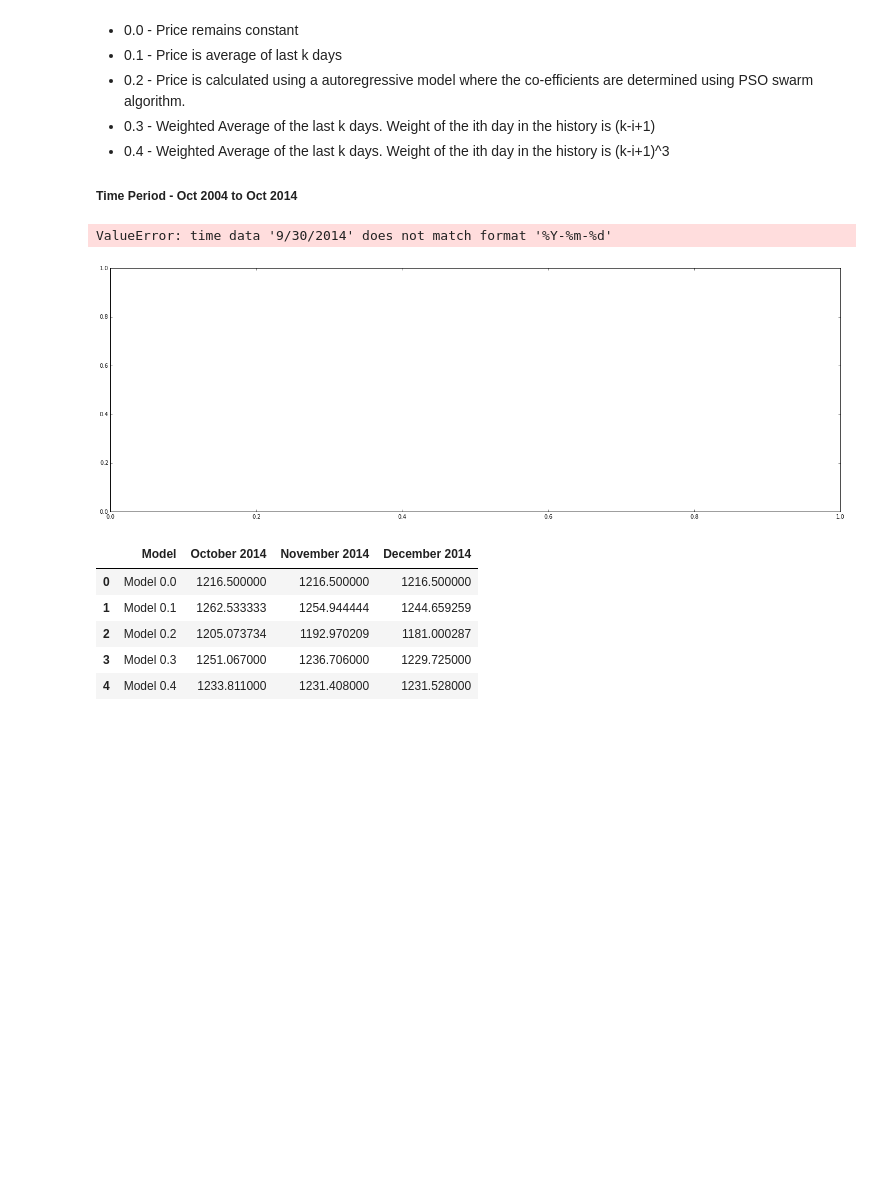
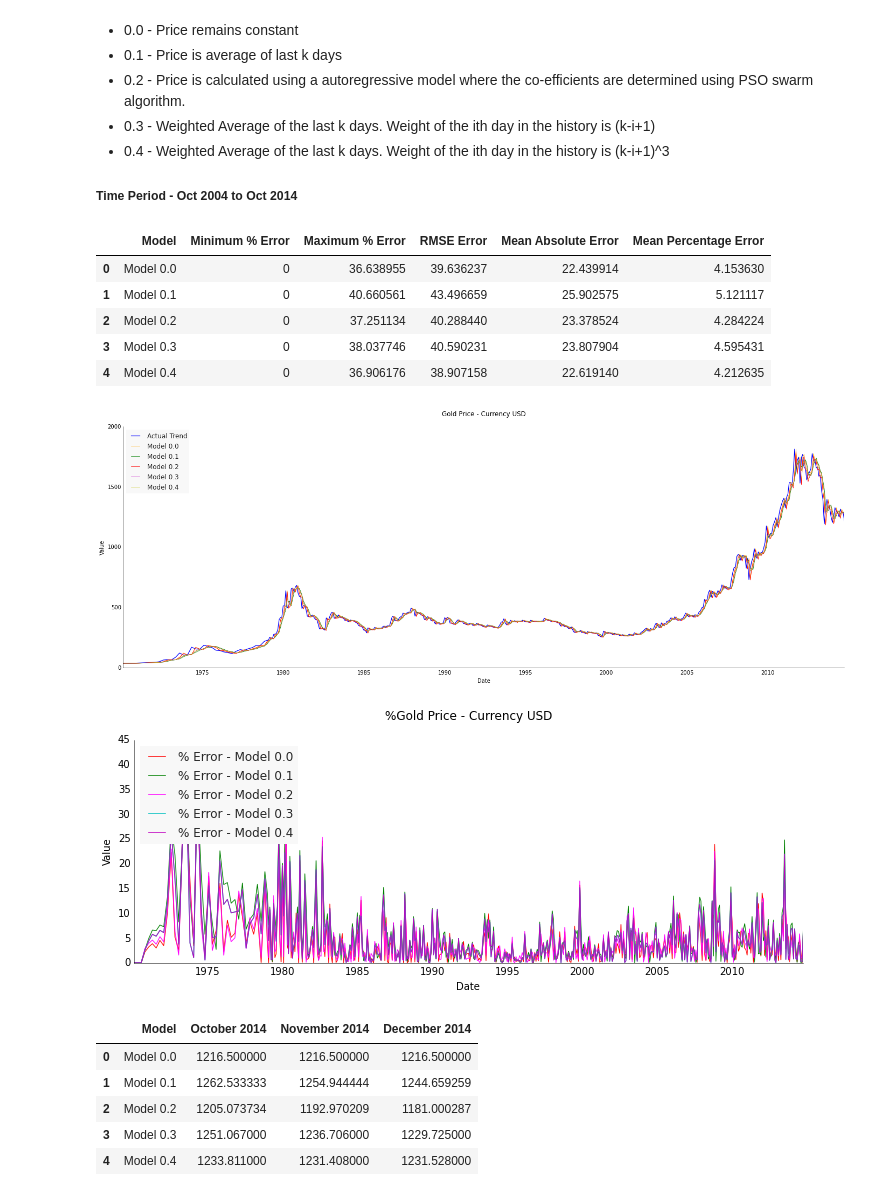
Before and after one commit to Sree-vathsan/CSE591-Data-Science-Project, a Jupyter notebook: baselineModel/bm_gold.ipynb, the cells around one changed output. Drawn from its saved outputs; the diff is of its cells as text; code cells hidden in the pictures; blank space fills up the shorter version.

```diff
--- a/baselineModel/bm_gold.ipynb
+++ b/baselineModel/bm_gold.ipynb
@@ -37,7 +37,8 @@ y = dataGoldFix['Value']
 
 date=[]
 for d in x:
-  date.append(datetime.datetime.strptime(d,'%Y-%m-%d'))
+    date.append(datetime.datetime.strptime(d,'%m/%d/%Y'))
+    #date.append(datetime.datetime.strptime(d,'%Y-%m-%d'))
 
 ppl.plot(axes, date, y, label=str("Actual Trend"), linewidth=1.25, c='blue')
 
@@ -181,35 +182,41 @@ dfForecast = pd.DataFrame(data=None, columns=['Model','October 2014','November 2
 dfForecast['Model'] = ('Model 0.0', 'Model 0.1', 'Model 0.2','Model 0.3','Model 0.4')
 octForecast=[]
 octForecast.append(y[0])
 octForecast.append((y[0]+y[1]+y[2])/3)
 octForecast.append(0.976*y[0] + 0.01373*y[1] + 0.1157)
 octForecast.append(1251.067)
 octForecast.append(1233.811)
 novForecast=[]
 novForecast.append(octForecast[0])
 novForecast.append((octForecast[1] + y[0] + y[1])/3)
 novForecast.append(octForecast[2]*0.976 + 0.01373*y[0] + 0.1157)
 novForecast.append(1236.706)
 novForecast.append(1231.408)
 decForecast=[]
 decForecast.append(novForecast[0])
 decForecast.append((novForecast[1] + octForecast[1] + y[0])/3)
 decForecast.append(novForecast[2]*0.976 + 0.01373*octForecast[2] + 0.1157)
 decForecast.append(1229.725)
 decForecast.append(1231.528)
 dfForecast['October 2014'] = octForecast
 dfForecast['November 2014'] = novForecast
 dfForecast['December 2014'] = decForecast
 dfErr
 #(novForecast0,novForecast1,novForecast2)
 
 #print("Minimum % Error")
 #print(min(err_y))
 #print("Maximum % Error")
 #print(max(err_y))
 # %% [output]
-ValueError: time data '9/30/2014' does not match format '%Y-%m-%d'
+|  | Model | Minimum % Error | Maximum % Error | RMSE Error | Mean Absolute Error | Mean Percentage Error |
+| 0 | Model 0.0 | 0 | 36.638955 | 39.636237 | 22.439914 | 4.153630 |
+| 1 | Model 0.1 | 0 | 40.660561 | 43.496659 | 25.902575 | 5.121117 |
+| 2 | Model 0.2 | 0 | 37.251134 | 40.288440 | 23.378524 | 4.284224 |
+| 3 | Model 0.3 | 0 | 38.037746 | 40.590231 | 23.807904 | 4.595431 |
+| 4 | Model 0.4 | 0 | 36.906176 | 38.907158 | 22.619140 | 4.212635 |
-[figure, old version]
+[figure, new version]
+[figure, added]
 # %%
 dfForecast
 # %% [output]
```
Also changed, not shown: 1 other file.
